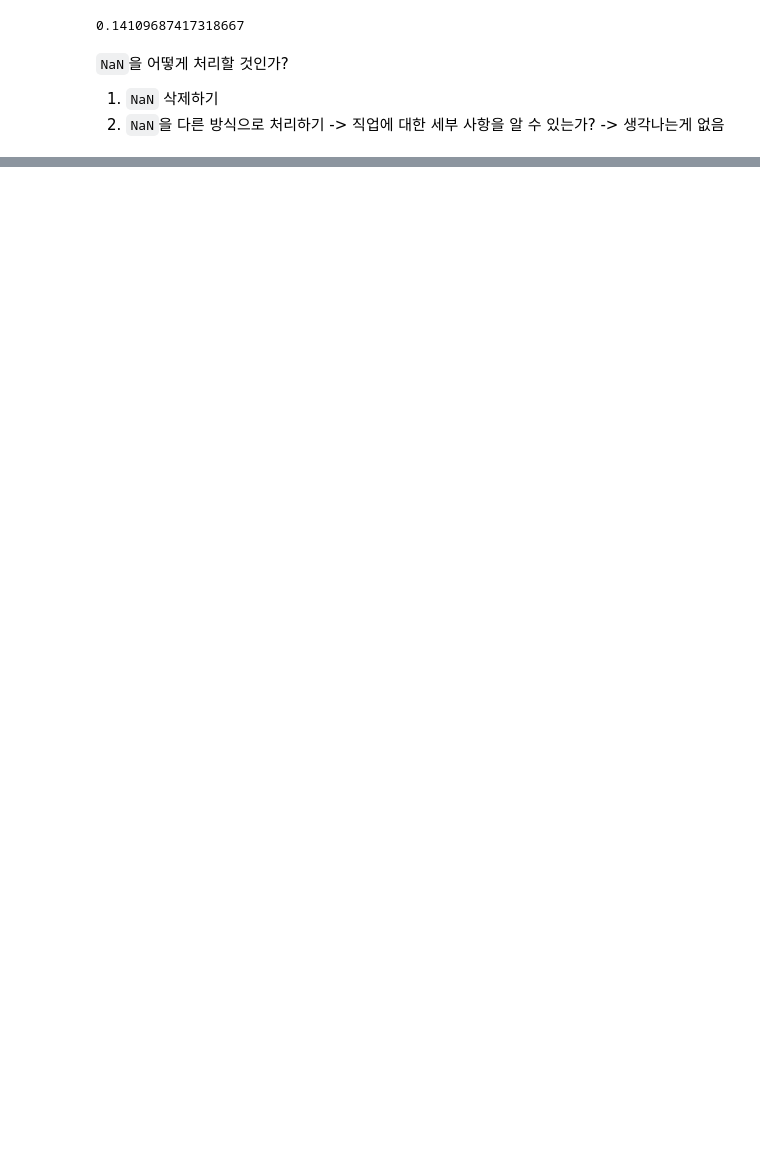
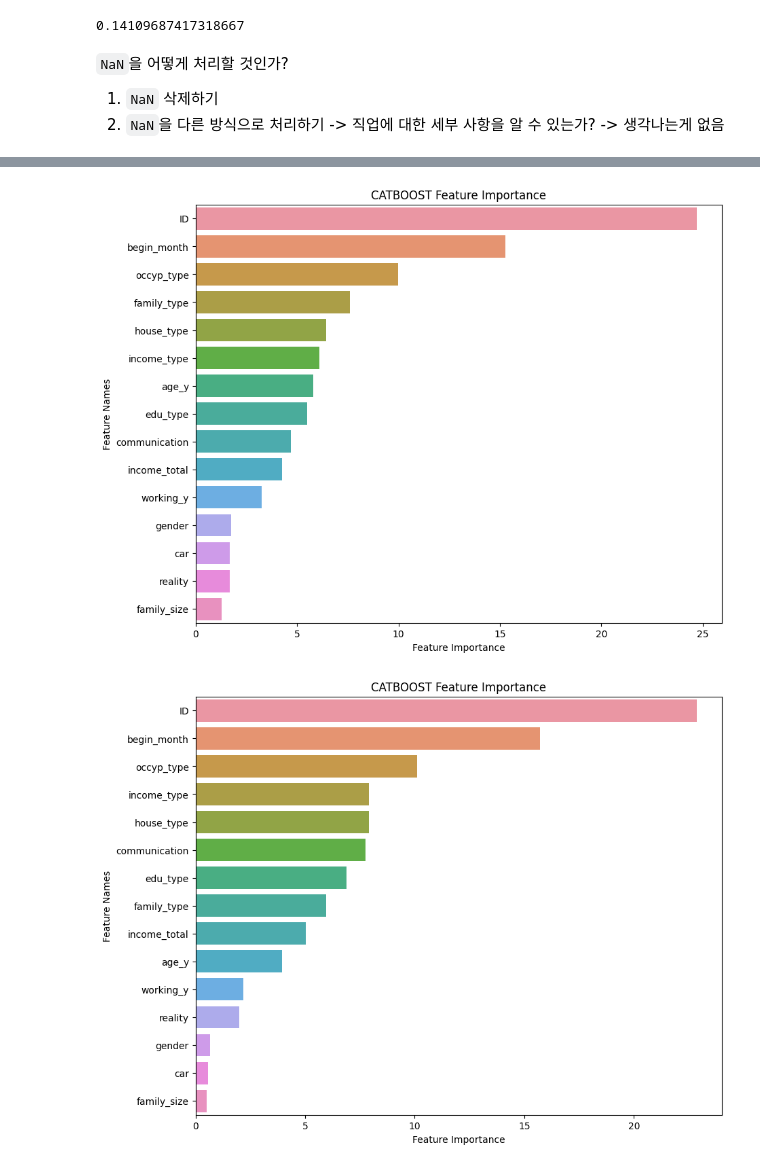
Before and after one commit to ablejo1234/DACON_creditcard, a Jupyter notebook: code/kubig_ml_teampj_catboost.ipynb, the cells around one changed output, grey strips where cells are left out. Cells and saved outputs as stored; diff of their text form; code cells hidden in the pictures; blank space fills up the shorter version.

Commit message:
CatBoost 최종, score 0.699

```diff
--- a/code/kubig_ml_teampj_catboost.ipynb
+++ b/code/kubig_ml_teampj_catboost.ipynb
@@ -540,7 +490,0 @@ https://practicaldatascience.co.uk/machine-learning/how-to-tune-a-catboostclassi
-# %%
-# Train-test split
-X_train, X_val, y_train, y_val = train_test_split(train_x, train_y, test_size = 0.20, random_state=10)
-# %%
-cat = CatBoostClassifier(n_estimators=3000, max_depth=8, random_seed=100, learning_rate=0.04, bootstrap_type ='Bernoulli')
-cat.fit(X_train, y_train, eval_set=[(X_train, y_train), (X_val, y_val)],
-        early_stopping_rounds=50, cat_features = cat_features, verbose=100)
@@ -602,0 +633,6 @@ print(accuracy_score(y_test, y_pred))
+# %%
+# Stratified KFold 진행하여 튜닝된 하이퍼파라미터로 validation 진행
+skf = StratifiedKFold(n_splits=5, shuffle=True, random_state=42)
+folds = []
+for train_idx, valid_idx in skf.split(train, train['credit']):
+  folds.append((train_idx, valid_idx))
@@ -602,0 +679,27 @@ print(accuracy_score(y_test, y_pred))
+# %%
+# Feature importance를 보여줄 수 있도록 하는 함수
+def plot_feature_importance(importance,names,model_type):
+
+    feature_importance = np.array(importance)
+    feature_names = np.array(names)
+
+    data={'feature_names':feature_names,'feature_importance':feature_importance}
+    fi_df = pd.DataFrame(data)
+
+    fi_df.sort_values(by=['feature_importance'], ascending=False,inplace=True)
+
+    plt.figure(figsize=(10,8))
+
+    sns.barplot(x=fi_df['feature_importance'], y=fi_df['feature_names'])
+
+    plt.title(model_type + ' Feature Importance')
+    plt.xlabel('Feature Importance')
+    plt.ylabel('Feature Names')
+# %%
+# cat_models의 5개 모델에 대한 feature importance plot
+# 보면 기본적으로 ID, begin_month, occyp_type의 중요도가 높음
+for fold in range(5):
+    plot_feature_importance(cat_models[fold].get_feature_importance(), test.columns,'CATBOOST')
+# %% [output]
+[figure, added]
+[figure, added]
```
Also changed, not shown: parts of 29 cells of this notebook.
